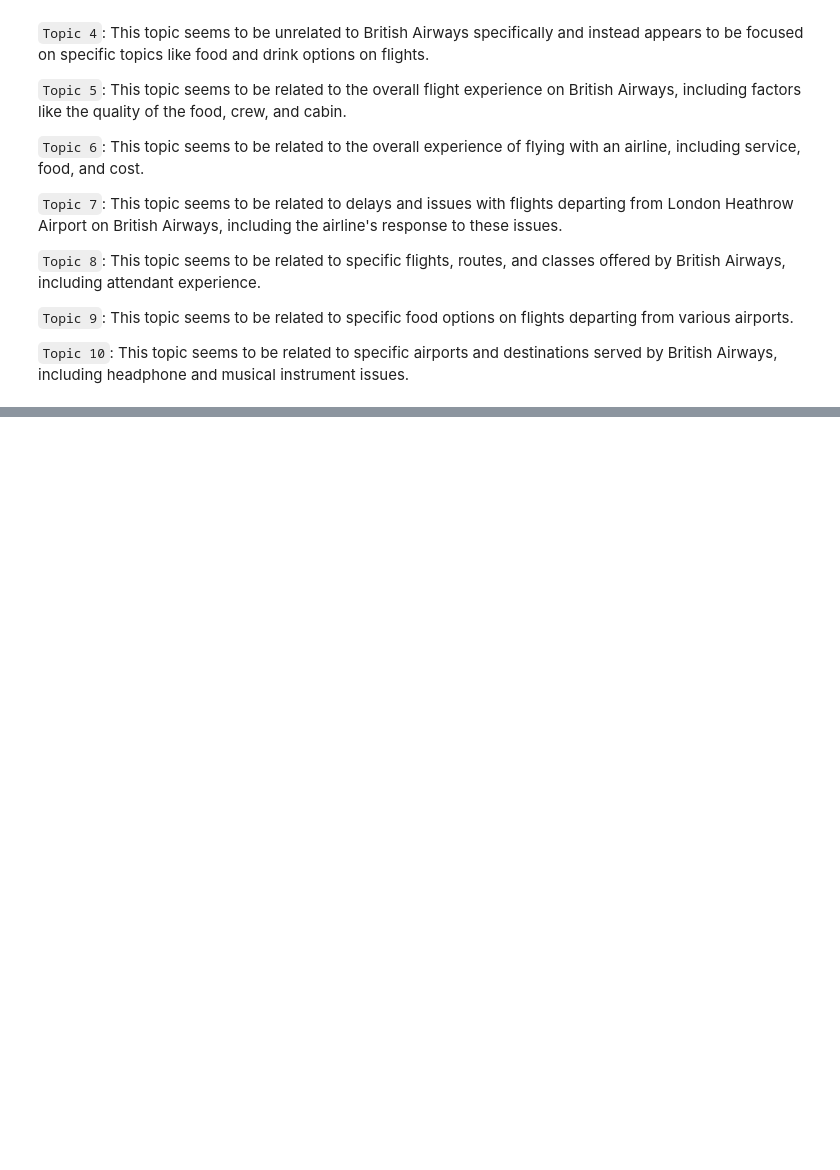
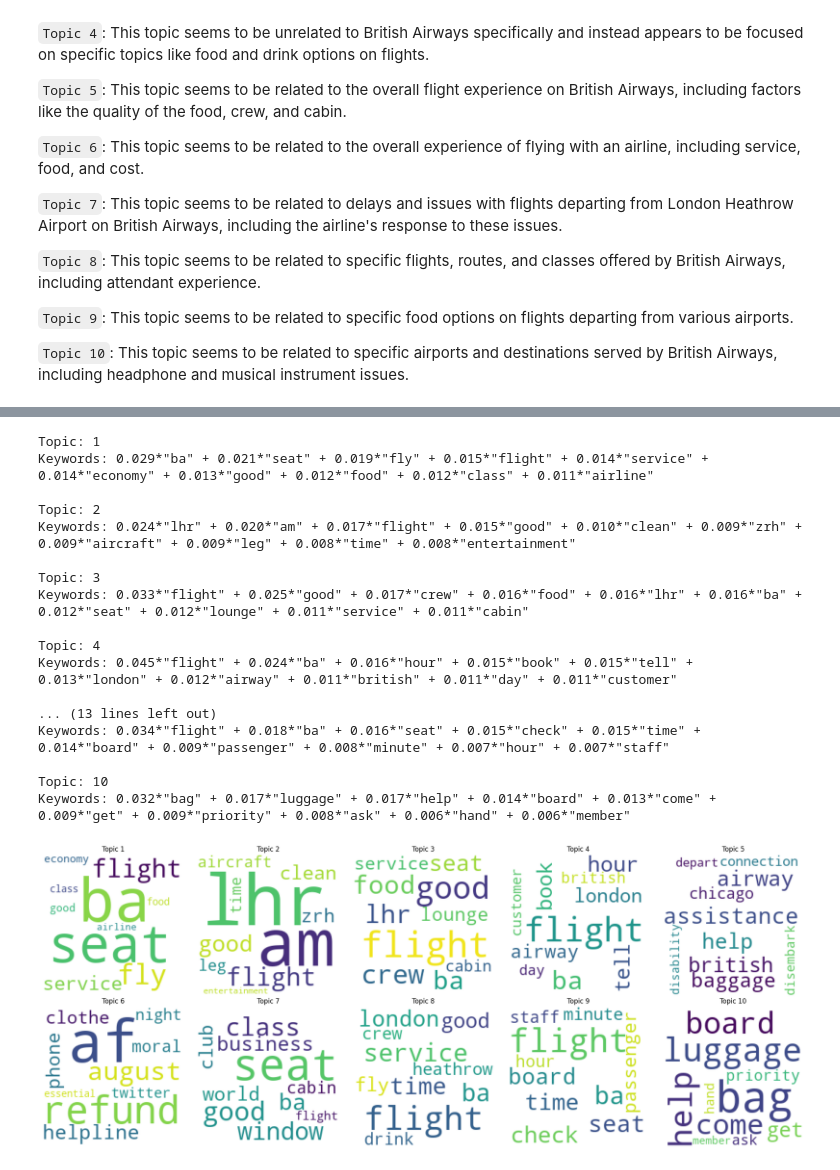
Before and after one commit to Timmy485/Forage_British_Airways, a Jupyter notebook: EDA_and_Visualization.ipynb, the cells around one changed output, grey strips where cells are left out. Cells and saved outputs as stored; diff of their text form; code cells hidden in the pictures; blank space fills up the shorter version.

```diff
--- a/EDA_and_Visualization.ipynb
+++ b/EDA_and_Visualization.ipynb
@@ -333,10 +271,0 @@ corpus = [dictionary.doc2bow(doc) for doc in data]
-# %%
-# Train an LDA model on the corpus
-lda_model = gensim.models.ldamodel.LdaModel(corpus=corpus,
-                                            id2word=dictionary,
-                                            num_topics=10,
-                                            random_state=42,
-                                            update_every=1,
-                                            passes=10,
-                                            alpha='auto',
-                                            per_word_topics=True)
@@ -415,0 +355,3 @@ for topic_id in range(num_topics):
+# %%
+positive_reviews['cleaned_text'] = positive_reviews['reviews'].apply(clean_text)
+negative_reviews['cleaned_text'] = negative_reviews['reviews'].apply(clean_text)
@@ -415,0 +369,21 @@ for topic_id in range(num_topics):
+# %%
+lda_analysis(positive_reviews)
+# %% [output]
+Topic: 1
+Keywords: 0.029*"ba" + 0.021*"seat" + 0.019*"fly" + 0.015*"flight" + 0.014*"service" + 0.014*"economy" + 0.013*"good" + 0.012*"food" + 0.012*"class" + 0.011*"airline"
+
+Topic: 2
+Keywords: 0.024*"lhr" + 0.020*"am" + 0.017*"flight" + 0.015*"good" + 0.010*"clean" + 0.009*"zrh" + 0.009*"aircraft" + 0.009*"leg" + 0.008*"time" + 0.008*"entertainment"
+
+Topic: 3
+Keywords: 0.033*"flight" + 0.025*"good" + 0.017*"crew" + 0.016*"food" + 0.016*"lhr" + 0.016*"ba" + 0.012*"seat" + 0.012*"lounge" + 0.011*"service" + 0.011*"cabin"
+
+Topic: 4
+Keywords: 0.045*"flight" + 0.024*"ba" + 0.016*"hour" + 0.015*"book" + 0.015*"tell" + 0.013*"london" + 0.012*"airway" + 0.011*"british" + 0.011*"day" + 0.011*"customer"
+
+... (13 lines left out)
+Keywords: 0.034*"flight" + 0.018*"ba" + 0.016*"seat" + 0.015*"check" + 0.015*"time" + 0.014*"board" + 0.009*"passenger" + 0.008*"minute" + 0.007*"hour" + 0.007*"staff"
+
+Topic: 10
+Keywords: 0.032*"bag" + 0.017*"luggage" + 0.017*"help" + 0.014*"board" + 0.013*"come" + 0.009*"get" + 0.009*"priority" + 0.008*"ask" + 0.006*"hand" + 0.006*"member"
+[figure, added]
```
Also changed, not shown: parts of 36 cells of this notebook.
